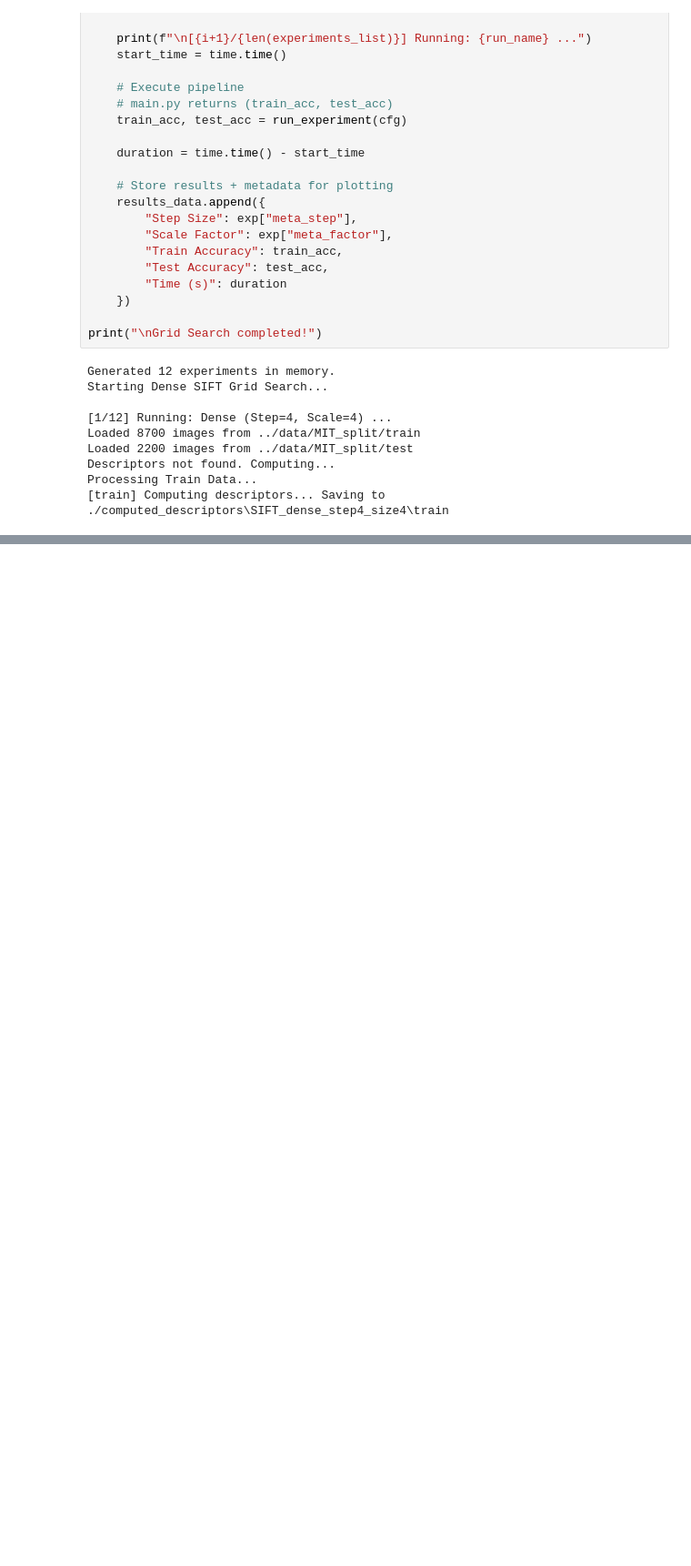
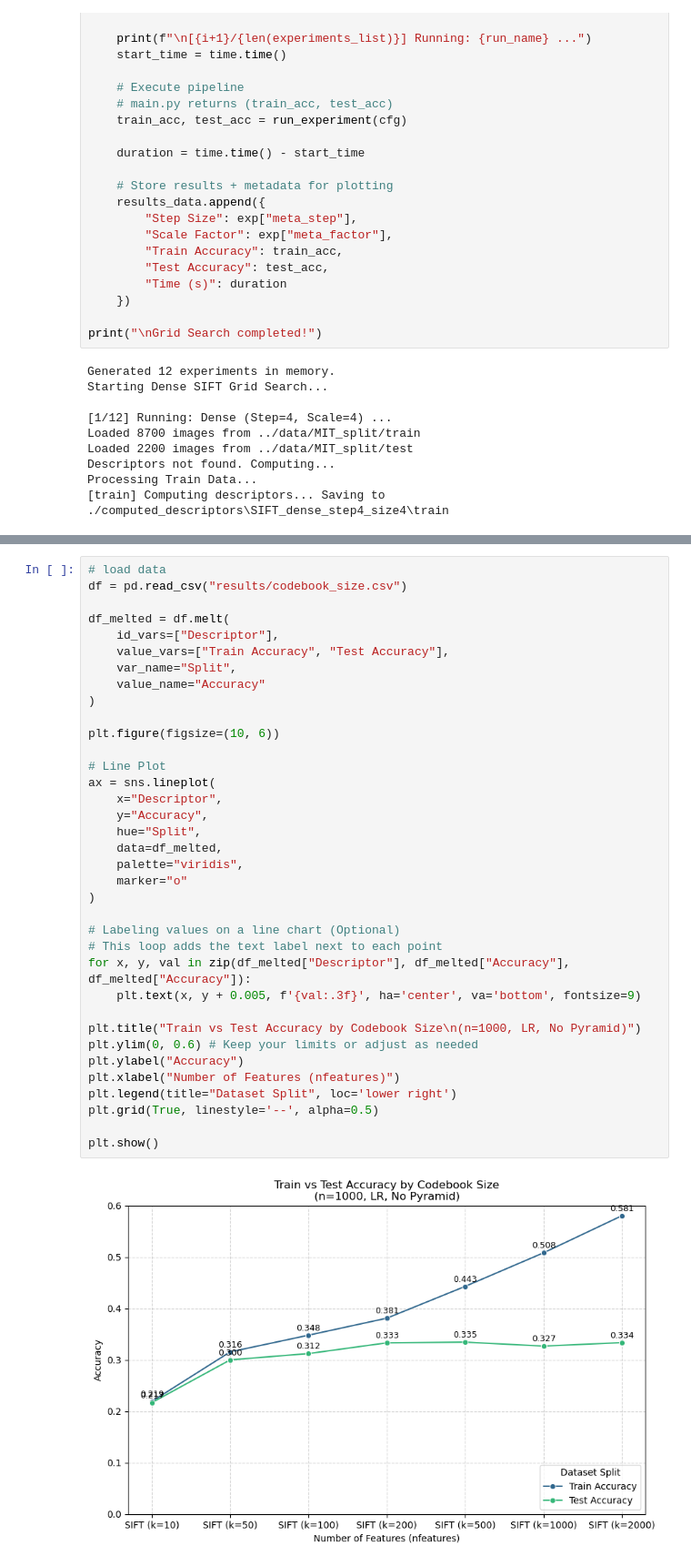
Before and after one commit to MCV-C3/project-4, a Jupyter notebook: Week1/development.ipynb, the cells around one changed output, grey strips where cells are left out. Shown at 91% size. Drawn from its saved outputs; the diff is of its cells as text; blank space fills up the shorter version.

Commit message:
pca implementation + sift codebook size results

```diff
--- a/Week1/development.ipynb
+++ b/Week1/development.ipynb
@@ -425,0 +546,38 @@ Processing Train Data...
+# %%
+# load data
+df = pd.read_csv("results/codebook_size.csv")
+
+df_melted = df.melt(
+    id_vars=["Descriptor"],
+    value_vars=["Train Accuracy", "Test Accuracy"],
+    var_name="Split",
+    value_name="Accuracy"
+)
+
+plt.figure(figsize=(10, 6))
+
+# Line Plot
+ax = sns.lineplot(
+    x="Descriptor",
+    y="Accuracy",
+    hue="Split",
+    data=df_melted,
+    palette="viridis",
+    marker="o"
+)
+
+# Labeling values on a line chart (Optional)
+# This loop adds the text label next to each point
+for x, y, val in zip(df_melted["Descriptor"], df_melted["Accuracy"], df_melted["Accuracy"]):
+    plt.text(x, y + 0.005, f'{val:.3f}', ha='center', va='bottom', fontsize=9)
+
+plt.title("Train vs Test Accuracy by Codebook Size\n(n=1000, LR, No Pyramid)")
+plt.ylim(0, 0.6) # Keep your limits or adjust as needed
+plt.ylabel("Accuracy")
+plt.xlabel("Number of Features (nfeatures)")
+plt.legend(title="Dataset Split", loc='lower right')
+plt.grid(True, linestyle='--', alpha=0.5)
+
+plt.show()
+# %% [output]
+[figure, added]
```
Also changed, not shown: parts of 5 cells of this notebook, 4 other files.
